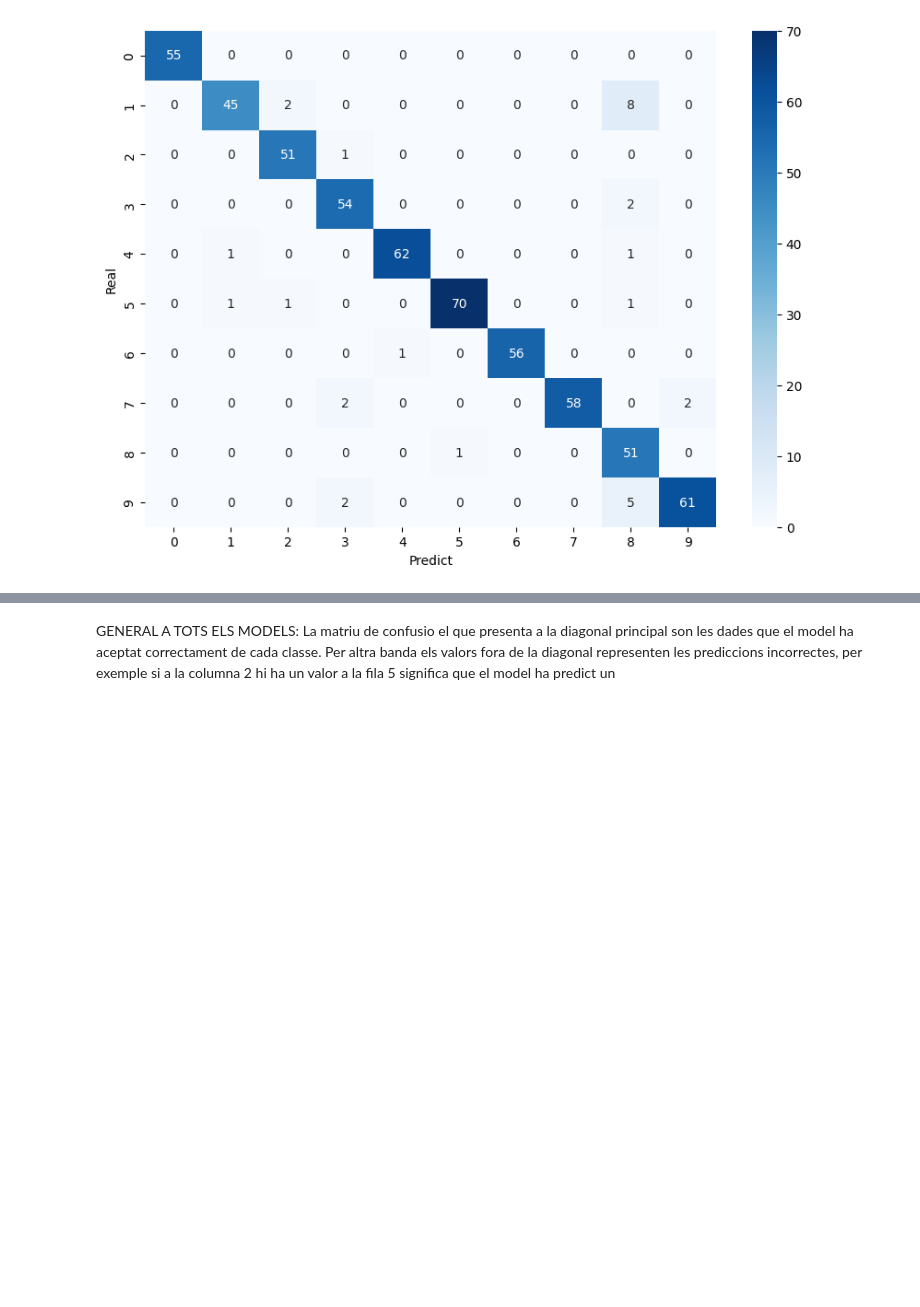
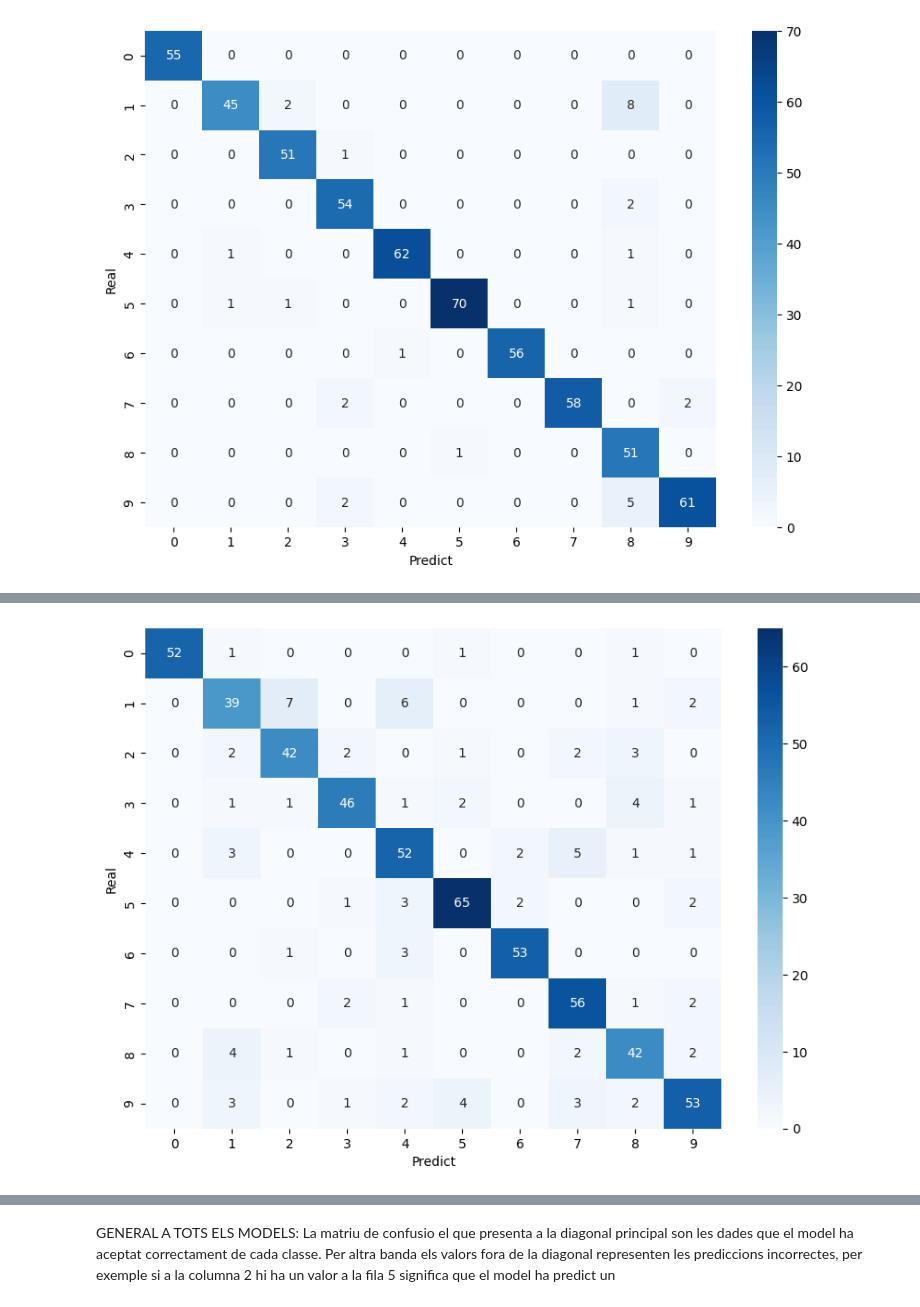
Before and after one commit to KafeisM/Inteligencia-Artificial-2023, a Jupyter notebook: practica 2/practica2.ipynb, the cells around one changed output, grey strips where cells are left out. Drawn from its saved outputs; the diff is of its cells as text; code cells hidden in the pictures; blank space fills up the shorter version.

```diff
--- a/practica 2/practica2.ipynb
+++ b/practica 2/practica2.ipynb
@@ -193,0 +201,20 @@ plt.show()
+# %%
+# Crear una instància del classificador del model de decisió
+tree_classifier = DecisionTreeClassifier(
+    criterion='gini',
+    max_depth=15,
+    min_samples_split=10,
+    min_samples_leaf=5,
+    random_state=42
+)
+
+# Entrenar el model
+tree_classifier.fit(X_train, y_train)
+
+# Realitzar prediccions
+y_pred = tree_classifier.predict(X_test)
+
+# Calcular la precissió del model
+accuracy_tree = accuracy_score(y_test, y_pred)
+print("Classification report (Arbre de Decisió): \n", classification_report(y_test, y_pred))
+print(f'Precisió del model (Arbre de Decisió): {accuracy_tree}')
@@ -193,0 +241,12 @@ plt.show()
+# %%
+# Crear la matriz de confusión
+cm = confusion_matrix(y_test, y_pred)
+
+# Visualizar la matriz
+plt.figure(figsize=(10,7))
+sns.heatmap(cm, annot=True, cmap='Blues')
+plt.xlabel('Predict')
+plt.ylabel('Real')
+plt.show()
+# %% [output]
+[figure, added]
```
Also changed, not shown: parts of 8 cells of this notebook.
